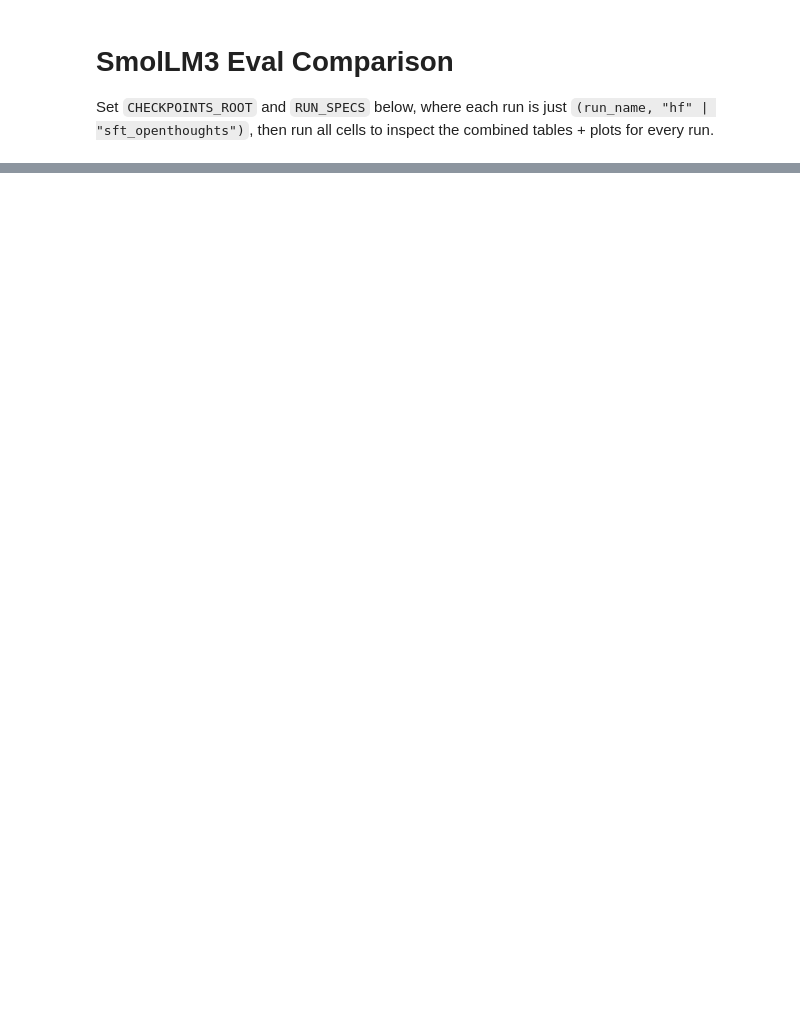
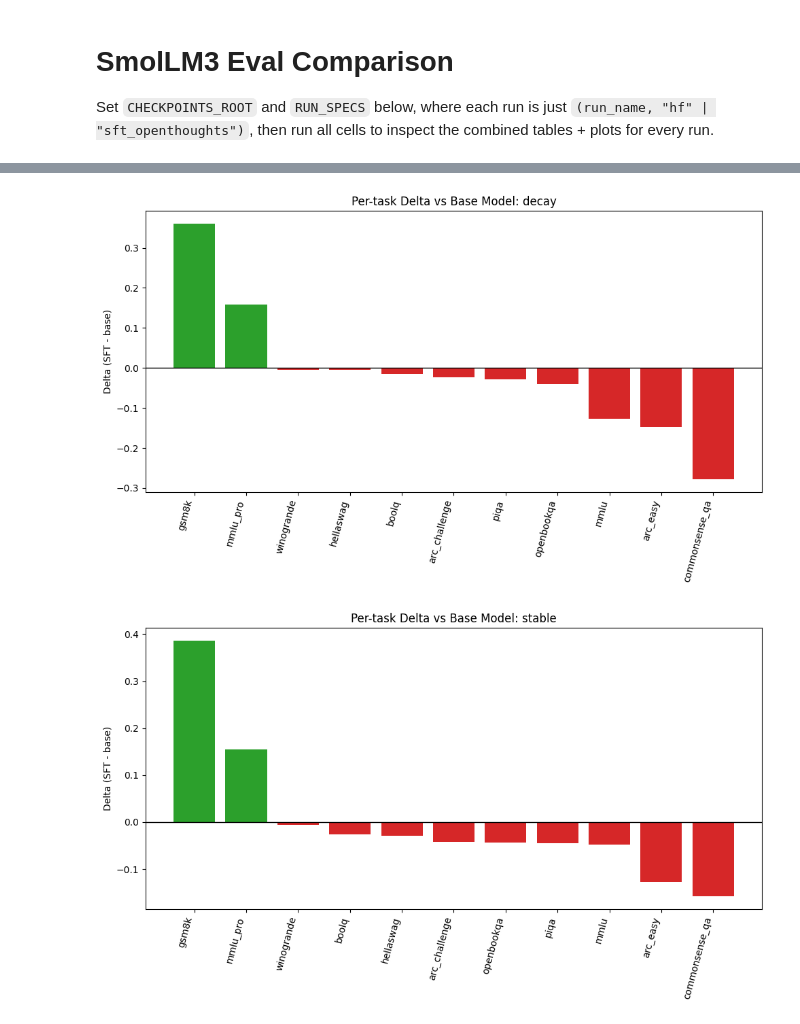
Before and after one commit to KaustubhP11/sb-decay, a Jupyter notebook: text/evaluation/smollm3/plotting/eval_comparison.ipynb, the cells around one changed output, grey strips where cells are left out. Cells and saved outputs as stored; diff of their text form; code cells hidden in the pictures; blank space fills up the shorter version.

```diff
--- a/text/evaluation/smollm3/plotting/eval_comparison.ipynb
+++ b/text/evaluation/smollm3/plotting/eval_comparison.ipynb
@@ -348,0 +467,7 @@ for label in sft_delta_labels:
+# %%
+base_reference_spec = {"base_path": BASE_MODEL_ROOT, "eval_target": "hf"}
+base_vs_sft_labels, base_vs_sft_m, base_vs_sft_pairs = build_delta_against_reference(
+    base_reference_spec,
+    BASE_VS_SFT_SPECS,
+)
+base_vs_sft_m
@@ -348,0 +487,15 @@ for label in sft_delta_labels:
+# %%
+for label in base_vs_sft_labels:
+    delta_df = base_vs_sft_pairs[label][["task", "delta"]].sort_values("delta", ascending=False)
+    plt.figure(figsize=(max(10, len(delta_df) * 0.4), 6))
+    colors = ["#2ca02c" if delta >= 0 else "#d62728" for delta in delta_df["delta"]]
+    plt.bar(delta_df["task"], delta_df["delta"], color=colors)
+    plt.axhline(0.0, color="black", linewidth=1)
+    plt.xticks(rotation=75, ha="right")
+    plt.ylabel("Delta (SFT - base)")
+    plt.title(f"Per-task Delta vs Base Model: {label}")
+    plt.tight_layout()
+    plt.show()
+# %% [output]
+[figure, added]
+[figure, added]
```
Also changed, not shown: parts of 13 cells of this notebook, 4 other files.
